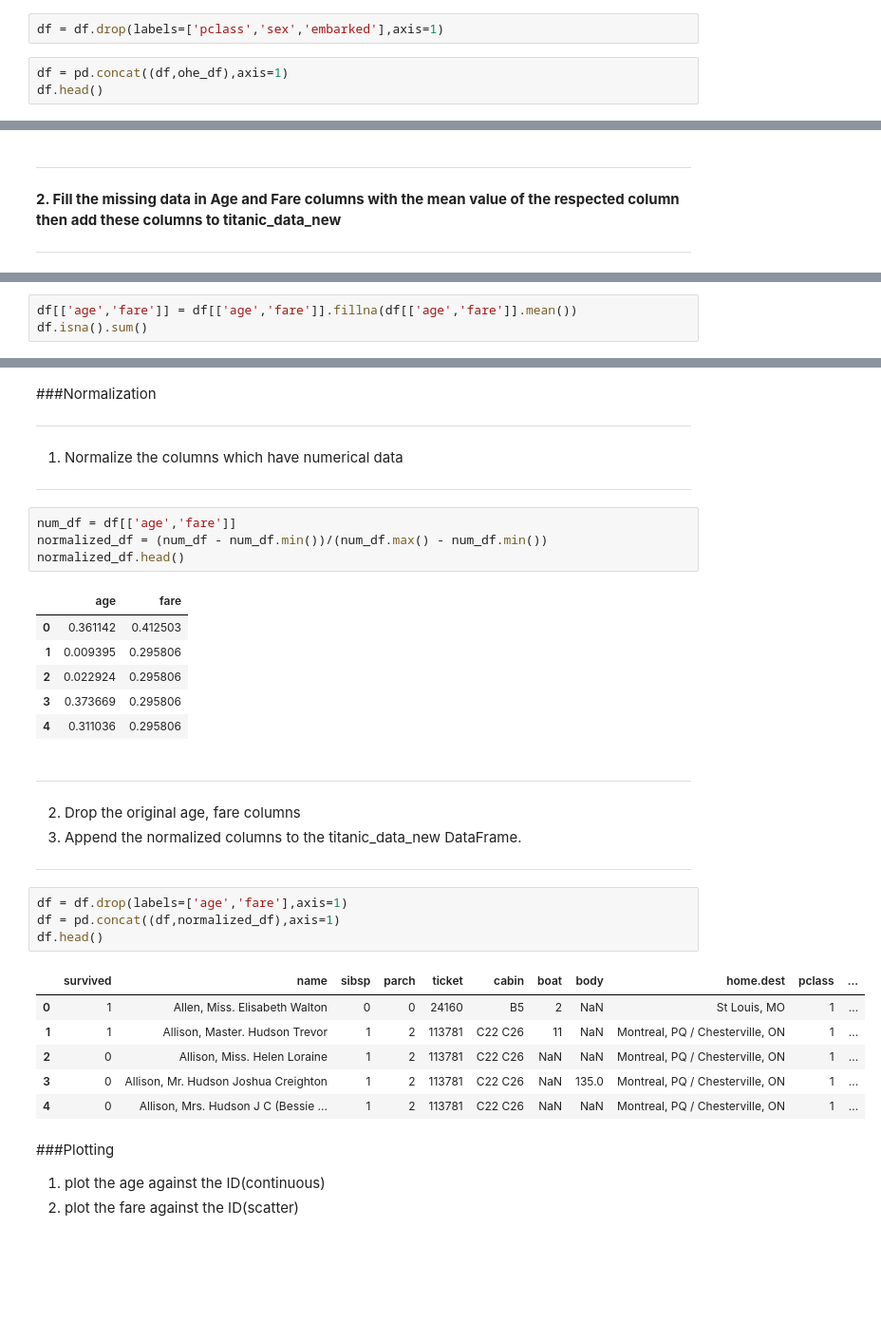
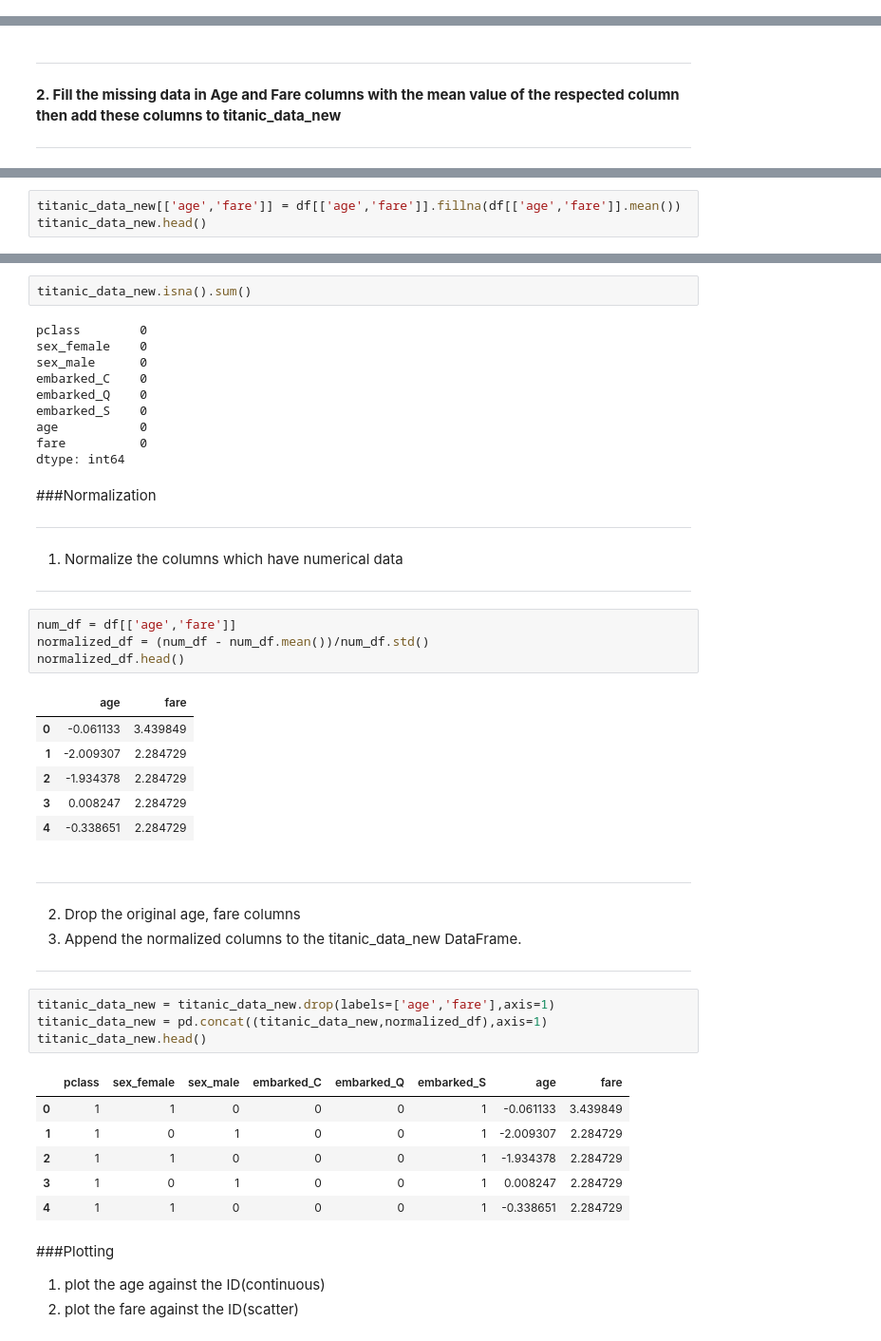
Before and after one commit to mukuakhilesh/SHALA2020, a Jupyter notebook: Assignment_1_DS.ipynb, the cells around one changed output, grey strips where cells are left out. Shown at 95% size. Cells and saved outputs as stored; diff of their text form; blank space fills up the shorter version.

```diff
--- a/Assignment_1_DS.ipynb
+++ b/Assignment_1_DS.ipynb
@@ -250,8 +250,3 @@ ohe_df.head()
 | 2 | 1 | 1 | 0 | 0 | 0 | 1 |
 | 3 | 1 | 0 | 1 | 0 | 0 | 1 |
 | 4 | 1 | 1 | 0 | 0 | 0 | 1 |
-# %%
-df = df.drop(labels=['pclass','sex','embarked'],axis=1)
-# %%
-df = pd.concat((df,ohe_df),axis=1)
-df.head()
@@ -294,6 +282,6 @@ embarked_Q       0
 embarked_S       0
 dtype: int64
 # %%
-df[['age','fare']] = df[['age','fare']].fillna(df[['age','fare']].mean())
-df.isna().sum()
+titanic_data_new[['age','fare']] = df[['age','fare']].fillna(df[['age','fare']].mean())
+titanic_data_new.head()
 # %% [output]
@@ -318,3 +294,15 @@ dtype: int64
+# %%
+titanic_data_new.isna().sum()
+# %% [output]
+pclass        0
+sex_female    0
+sex_male      0
+embarked_C    0
+embarked_Q    0
+embarked_S    0
+age           0
+fare          0
+dtype: int64
 # %% [markdown]
 ###Normalization
 
@@ -330,15 +318,15 @@ dtype: int64
 ---
 # %%
 num_df = df[['age','fare']]
-normalized_df = (num_df - num_df.min())/(num_df.max() - num_df.min())
+normalized_df = (num_df - num_df.mean())/num_df.std()
 normalized_df.head()
 # %% [output]
 |  | age | fare |
-| 0 | 0.361142 | 0.412503 |
-| 1 | 0.009395 | 0.295806 |
-| 2 | 0.022924 | 0.295806 |
-| 3 | 0.373669 | 0.295806 |
-| 4 | 0.311036 | 0.295806 |
+| 0 | -0.061133 | 3.439849 |
+| 1 | -2.009307 | 2.284729 |
+| 2 | -1.934378 | 2.284729 |
+| 3 | 0.008247 | 2.284729 |
+| 4 | -0.338651 | 2.284729 |
 # %% [markdown]
 
 
@@ -350,16 +338,16 @@ normalized_df.head()
 
 ---
 # %%
-df = df.drop(labels=['age','fare'],axis=1)
-df = pd.concat((df,normalized_df),axis=1)
-df.head()
+titanic_data_new = titanic_data_new.drop(labels=['age','fare'],axis=1)
+titanic_data_new = pd.concat((titanic_data_new,normalized_df),axis=1)
+titanic_data_new.head()
 # %% [output]
-|  | survived | name | sibsp | parch | ticket | cabin | boat | body | home.dest | pclass | ... |
-| 0 | 1 | Allen, Miss. Elisabeth Walton | 0 | 0 | 24160 | B5 | 2 | NaN | St Louis, MO | 1 | ... |
-| 1 | 1 | Allison, Master. Hudson Trevor | 1 | 2 | 113781 | C22 C26 | 11 | NaN | Montreal, PQ / Chesterville, ON | 1 | ... |
-| 2 | 0 | Allison, Miss. Helen Loraine | 1 | 2 | 113781 | C22 C26 | NaN | NaN | Montreal, PQ / Chesterville, ON | 1 | ... |
-| 3 | 0 | Allison, Mr. Hudson Joshua Creighton | 1 | 2 | 113781 | C22 C26 | NaN | 135.0 | Montreal, PQ / Chesterville, ON | 1 | ... |
-| 4 | 0 | Allison, Mrs. Hudson J C (Bessie ... | 1 | 2 | 113781 | C22 C26 | NaN | NaN | Montreal, PQ / Chesterville, ON | 1 | ... |
+|  | pclass | sex_female | sex_male | embarked_C | embarked_Q | embarked_S | age | fare |
+| 0 | 1 | 1 | 0 | 0 | 0 | 1 | -0.061133 | 3.439849 |
+| 1 | 1 | 0 | 1 | 0 | 0 | 1 | -2.009307 | 2.284729 |
+| 2 | 1 | 1 | 0 | 0 | 0 | 1 | -1.934378 | 2.284729 |
+| 3 | 1 | 0 | 1 | 0 | 0 | 1 | 0.008247 | 2.284729 |
+| 4 | 1 | 1 | 0 | 0 | 0 | 1 | -0.338651 | 2.284729 |
 # %% [markdown]
 ###Plotting
 1. plot the age against the ID(continuous)
```
Also changed, not shown: parts of 6 cells of this notebook.
